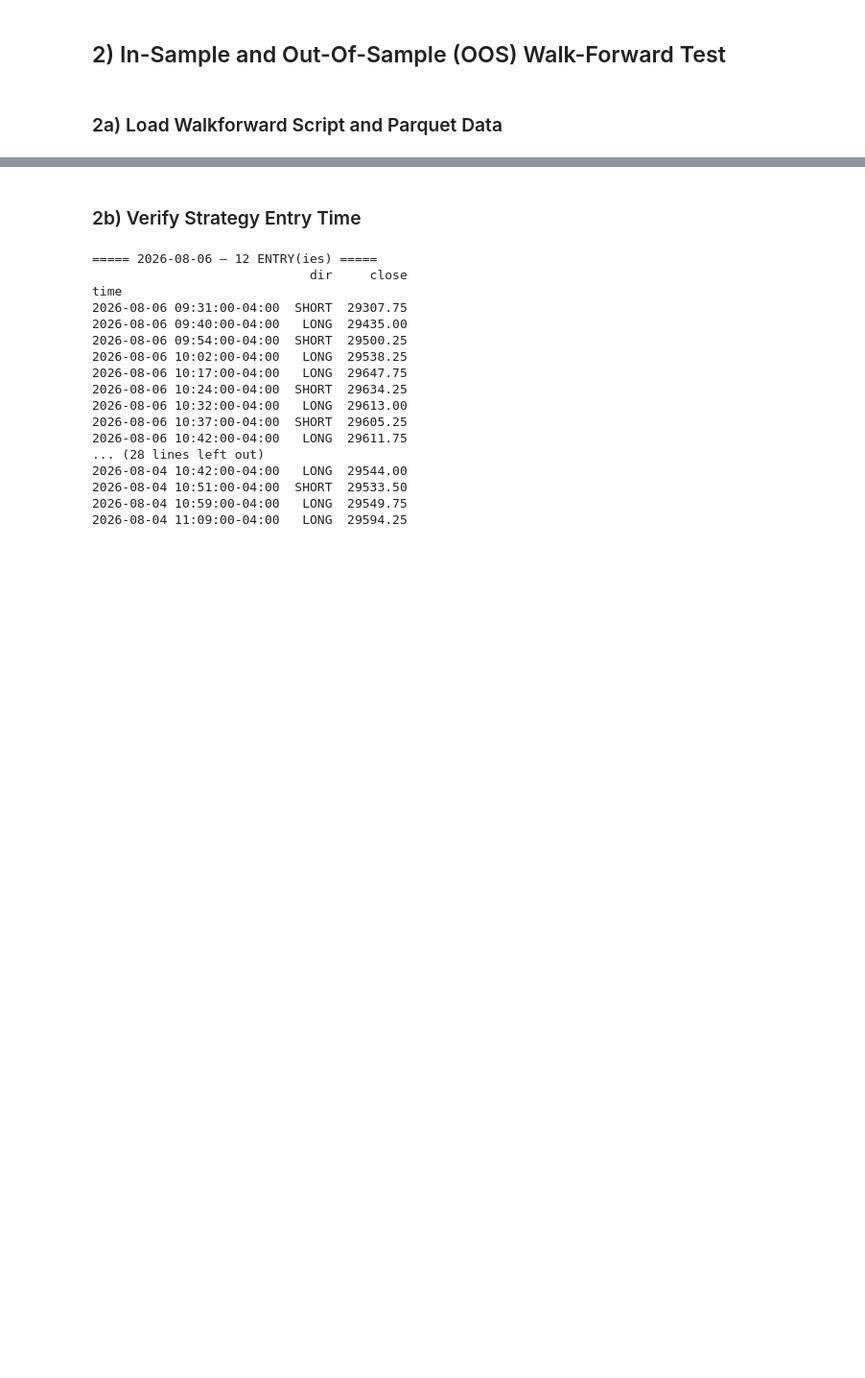
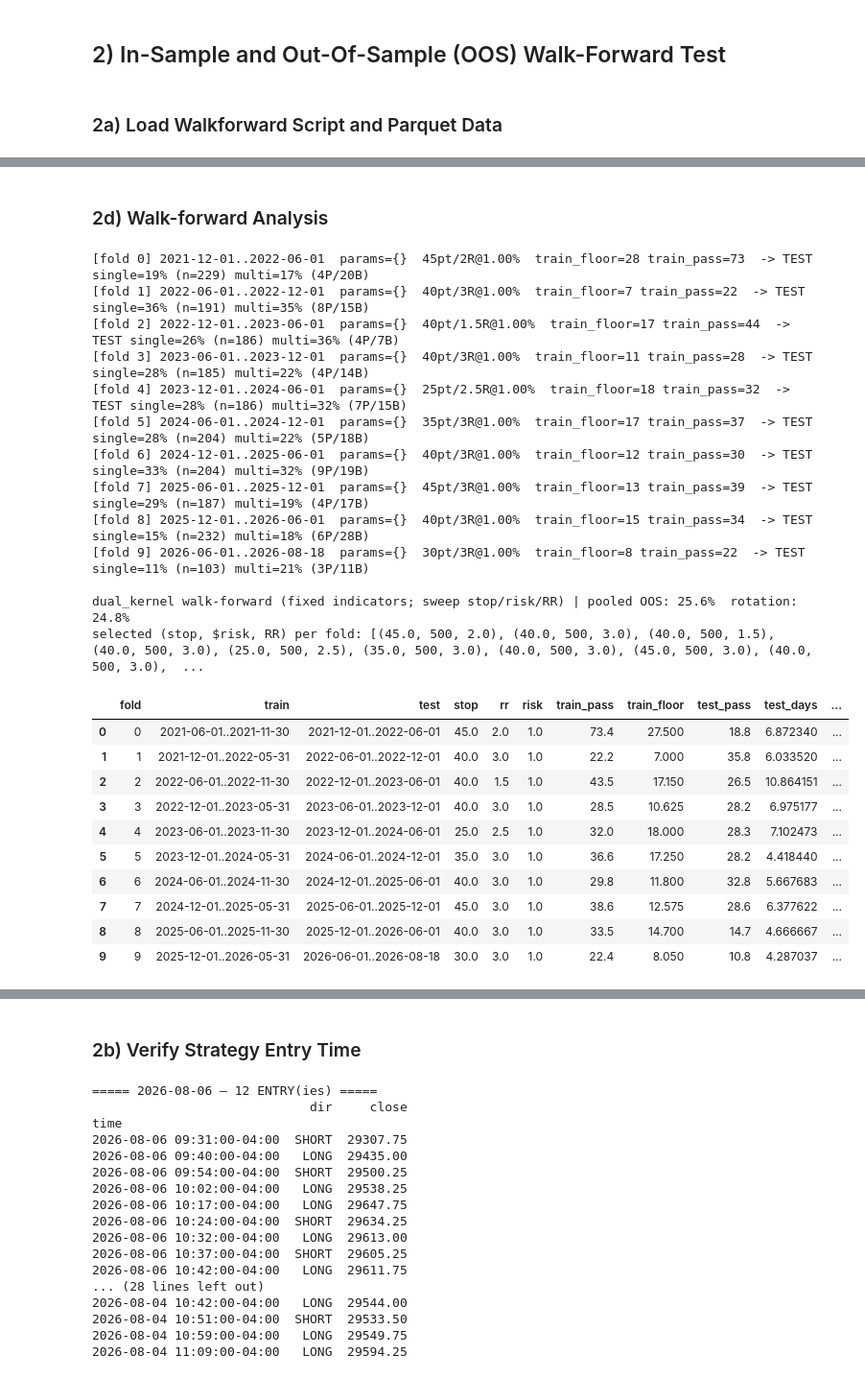
Before and after one commit to 2115hsun/Propfirm-Convex-Payoff-Analysis, a Jupyter notebook: Master Analysis/analysis_notebook_1 (updated 08.09.26).ipynb, the cells around one changed output, grey strips where cells are left out. Shown at 96% size. Drawn from its saved outputs; the diff is of its cells as text; code cells hidden in the pictures; blank space fills up the shorter version.

Commit message:
latest dual kernel crossover added

```diff
--- a/Master Analysis/analysis_notebook_1 (updated 08.09.26).ipynb
+++ b/Master Analysis/analysis_notebook_1 (updated 08.09.26).ipynb
@@ -259,0 +456,58 @@ bars = load_ohlc(DATA_PATH, rth_only=_cfg["rth_only"],
+# %% [markdown]
+### 2d) Walk-forward Analysis
+# %%
+FIXED_DK = dict(
+    hF=4.0, x0F=1, rF=8.0, hS=12.0, x0S=5, rS=8.0, atr_len=14,
+    slope_len_f=1, slope_min_f=0.0, slope_len_s=3, slope_min_s=0.0,
+    use_disp=True, min_body_pts=6.0, cross_filter="none",
+    force_min=0.2, sep_conf=0.2, sep_wait=2, min_gap_bars=5,
+    sess_start="09:30", sess_end="11:15",
+    allow_long=True, allow_short=True, src="close")
+def factory_dk(**swept):
+    return __import__("strategies.dual_kernel", fromlist=["get_strategy"]).get_strategy(**{**FIXED_DK, **swept})
+
+PARAM_GRID_DK = {}                       # indicators fixed
+STOP_GRID = [20, 25, 30, 35, 40, 45]
+RISK_PCTS = [d / FIRM.start_balance * 100 for d in (500, 1000)]   # ONLY 1% and 2% ($500/$1000)
+RR_GRID   = [0.5, 0.75, 1.0, 1.25, 1.5, 1.75, 2.0, 2.5, 3.0]
+
+bars_ks = load_ohlc(DATA_PATH, rth_only=False, timeframe="3min", tz="America/New_York")
+
+wf_dk = walk_forward(
+    FIRM, bars_ks, factory_dk, PARAM_GRID_DK,
+    stop_grid=STOP_GRID, risk_pcts=RISK_PCTS, rr_grid=RR_GRID,
+    train_months=6, test_months=6, step_months=6, embargo_days=1,
+    max_hold=60, n_paths=1000, max_trades=300,
+    min_trades=120, min_trades_per_day=0.25, max_days_to_pass=MAX_DAYS_TO_PASS,
+    stage_a_top_n=1, selection="floor", multi_n_accounts=5, multi_max_days=25, seed=0)
+
+print(f"\ndual_kernel walk-forward (fixed indicators; sweep stop/risk/RR) | pooled OOS: "
+      f"{wf_dk.pooled_test_pass_pct:.1f}%  rotation: {wf_dk.pooled_multi_pass_rate:.1f}%")
+print("selected (stop, $risk, RR) per fold:",
+      [(f.stop_points, round(f.risk_pct/100*FIRM.start_balance), f.rr) for f in wf_dk.folds])
+wf_dk.table()
+# %% [output]
+[fold 0] 2021-12-01..2022-06-01  params={}  45pt/2R@1.00%  train_floor=28 train_pass=73  -> TEST single=19% (n=229) multi=17% (4P/20B)
+[fold 1] 2022-06-01..2022-12-01  params={}  40pt/3R@1.00%  train_floor=7 train_pass=22  -> TEST single=36% (n=191) multi=35% (8P/15B)
+[fold 2] 2022-12-01..2023-06-01  params={}  40pt/1.5R@1.00%  train_floor=17 train_pass=44  -> TEST single=26% (n=186) multi=36% (4P/7B)
+[fold 3] 2023-06-01..2023-12-01  params={}  40pt/3R@1.00%  train_floor=11 train_pass=28  -> TEST single=28% (n=185) multi=22% (4P/14B)
+[fold 4] 2023-12-01..2024-06-01  params={}  25pt/2.5R@1.00%  train_floor=18 train_pass=32  -> TEST single=28% (n=186) multi=32% (7P/15B)
+[fold 5] 2024-06-01..2024-12-01  params={}  35pt/3R@1.00%  train_floor=17 train_pass=37  -> TEST single=28% (n=204) multi=22% (5P/18B)
+[fold 6] 2024-12-01..2025-06-01  params={}  40pt/3R@1.00%  train_floor=12 train_pass=30  -> TEST single=33% (n=204) multi=32% (9P/19B)
+[fold 7] 2025-06-01..2025-12-01  params={}  45pt/3R@1.00%  train_floor=13 train_pass=39  -> TEST single=29% (n=187) multi=19% (4P/17B)
+[fold 8] 2025-12-01..2026-06-01  params={}  40pt/3R@1.00%  train_floor=15 train_pass=34  -> TEST single=15% (n=232) multi=18% (6P/28B)
+[fold 9] 2026-06-01..2026-08-18  params={}  30pt/3R@1.00%  train_floor=8 train_pass=22  -> TEST single=11% (n=103) multi=21% (3P/11B)
+
+dual_kernel walk-forward (fixed indicators; sweep stop/risk/RR) | pooled OOS: 25.6%  rotation: 24.8%
+selected (stop, $risk, RR) per fold: [(45.0, 500, 2.0), (40.0, 500, 3.0), (40.0, 500, 1.5), (40.0, 500, 3.0), (25.0, 500, 2.5), (35.0, 500, 3.0), (40.0, 500, 3.0), (45.0, 500, 3.0), (40.0, 500, 3.0),  ...
+|  | fold | train | test | stop | rr | risk | train_pass | train_floor | test_pass | test_days | ... |
+| 0 | 0 | 2021-06-01..2021-11-30 | 2021-12-01..2022-06-01 | 45.0 | 2.0 | 1.0 | 73.4 | 27.500 | 18.8 | 6.872340 | ... |
+| 1 | 1 | 2021-12-01..2022-05-31 | 2022-06-01..2022-12-01 | 40.0 | 3.0 | 1.0 | 22.2 | 7.000 | 35.8 | 6.033520 | ... |
+| 2 | 2 | 2022-06-01..2022-11-30 | 2022-12-01..2023-06-01 | 40.0 | 1.5 | 1.0 | 43.5 | 17.150 | 26.5 | 10.864151 | ... |
+| 3 | 3 | 2022-12-01..2023-05-31 | 2023-06-01..2023-12-01 | 40.0 | 3.0 | 1.0 | 28.5 | 10.625 | 28.2 | 6.975177 | ... |
+| 4 | 4 | 2023-06-01..2023-11-30 | 2023-12-01..2024-06-01 | 25.0 | 2.5 | 1.0 | 32.0 | 18.000 | 28.3 | 7.102473 | ... |
+| 5 | 5 | 2023-12-01..2024-05-31 | 2024-06-01..2024-12-01 | 35.0 | 3.0 | 1.0 | 36.6 | 17.250 | 28.2 | 4.418440 | ... |
+| 6 | 6 | 2024-06-01..2024-11-30 | 2024-12-01..2025-06-01 | 40.0 | 3.0 | 1.0 | 29.8 | 11.800 | 32.8 | 5.667683 | ... |
+| 7 | 7 | 2024-12-01..2025-05-31 | 2025-06-01..2025-12-01 | 45.0 | 3.0 | 1.0 | 38.6 | 12.575 | 28.6 | 6.377622 | ... |
+| 8 | 8 | 2025-06-01..2025-11-30 | 2025-12-01..2026-06-01 | 40.0 | 3.0 | 1.0 | 33.5 | 14.700 | 14.7 | 4.666667 | ... |
+| 9 | 9 | 2025-12-01..2026-05-31 | 2026-06-01..2026-08-18 | 30.0 | 3.0 | 1.0 | 22.4 | 8.050 | 10.8 | 4.287037 | ... |
```
Also changed, not shown: parts of 10 cells of this notebook, 2 other files.
